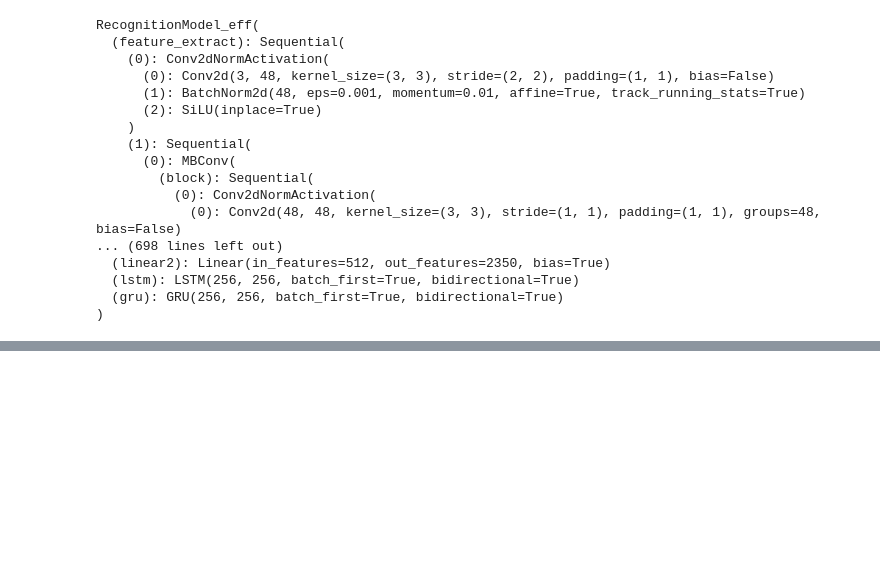
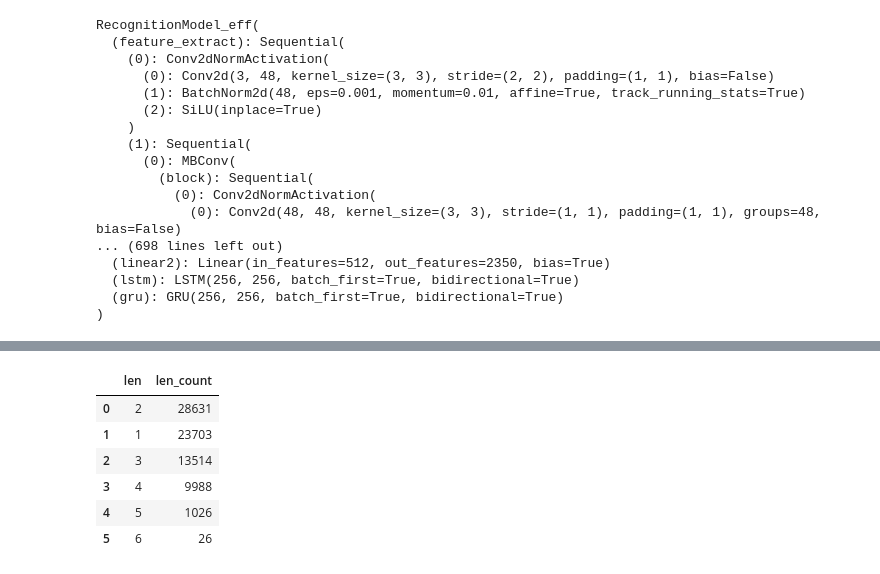
Before and after one commit to kimjunsu97/Dacon_KYOWON, a Jupyter notebook: Dacon_Kyowon.ipynb, the cells around one changed output, grey strips where cells are left out. Saved outputs shown, nothing was run; the diff lists cells and outputs as text; code cells hidden in the pictures; blank space fills up the shorter version.

```diff
--- a/Dacon_Kyowon.ipynb
+++ b/Dacon_Kyowon.ipynb
@@ -484,0 +525,3 @@ sub_text
+# %%
+df = pd.read_csv('../open/train.csv')
+df['len'] = df['label'].str.len()
@@ -484,0 +564,14 @@ sub_text
+# %%
+df_len_count = pd.DataFrame(df['len'].value_counts())
+df_len_count.reset_index(inplace=True)
+df_len_count.columns = ['len', 'len_count']
+
+display(df_len_count)
+# %% [output]
+|  | len | len_count |
+| 0 | 2 | 28631 |
+| 1 | 1 | 23703 |
+| 2 | 3 | 13514 |
+| 3 | 4 | 9988 |
+| 4 | 5 | 1026 |
+| 5 | 6 | 26 |
```
Also changed, not shown: parts of 19 cells of this notebook, 14 other files.
